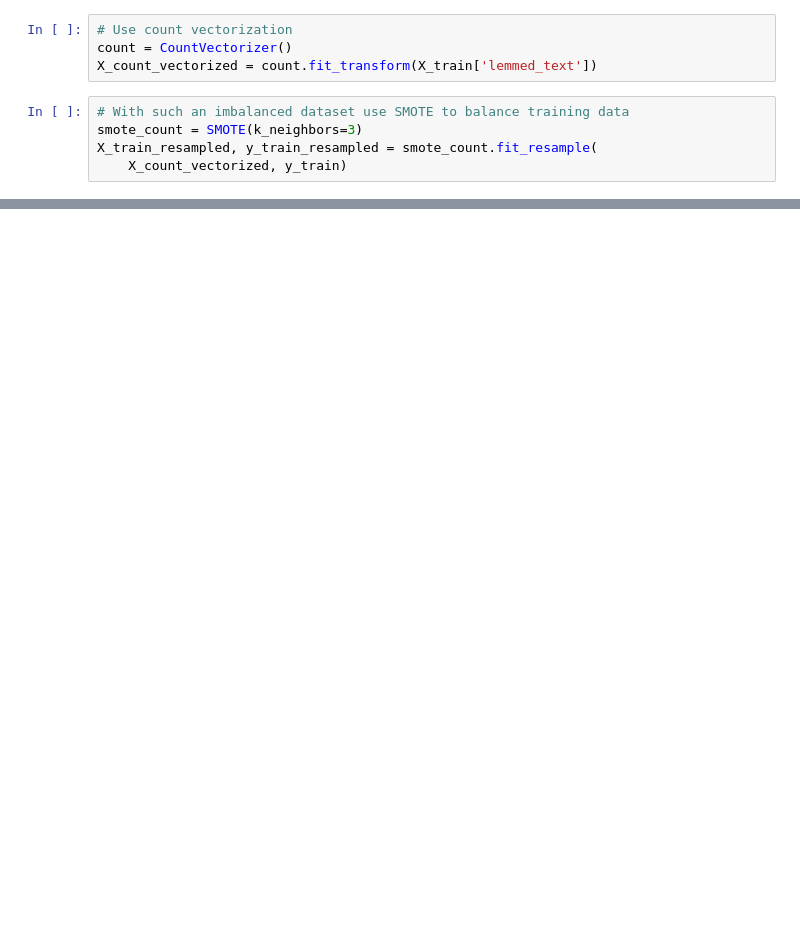
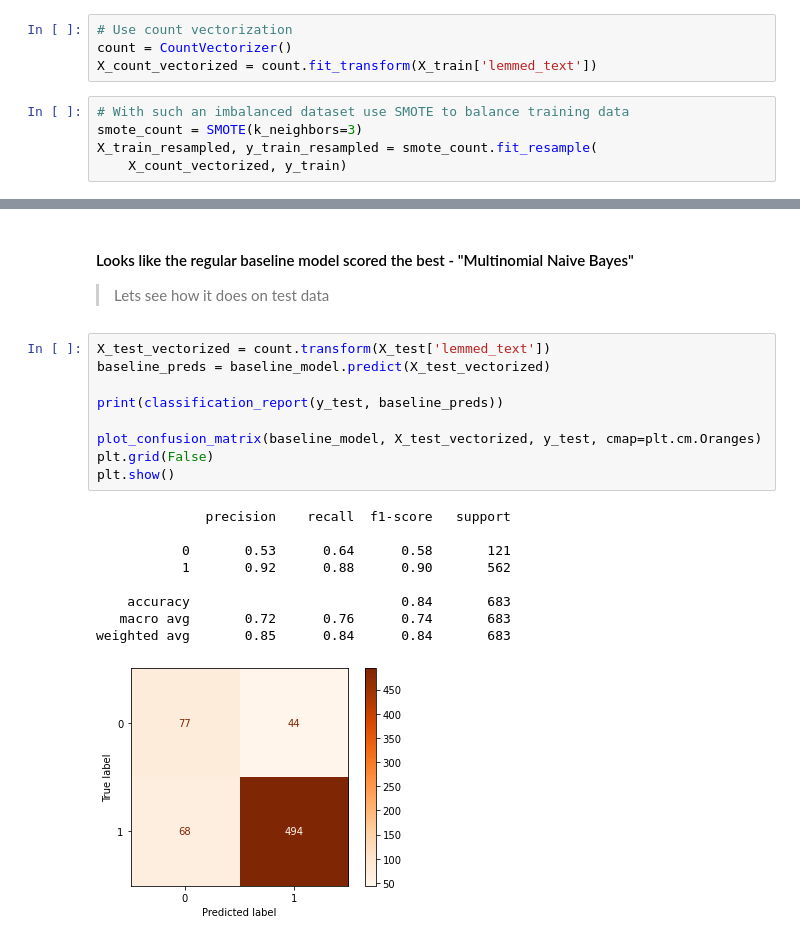
Before and after one commit to patrick-anastasio/NLP-Sentiment-Project, a Jupyter notebook: Final Notebook.ipynb, the cells around one changed output, grey strips where cells are left out. Drawn from its saved outputs; the diff is of its cells as text; blank space fills up the shorter version.

```diff
--- a/Final Notebook.ipynb
+++ b/Final Notebook.ipynb
@@ -353,0 +369,23 @@ Baseline TFIDF   : 0.6858387799564271
+# %% [markdown]
+#### Looks like the regular baseline model scored the best - "Multinomial Naive Bayes"
+
+> Lets see how it does on test data
+# %%
+X_test_vectorized = count.transform(X_test['lemmed_text'])
+baseline_preds = baseline_model.predict(X_test_vectorized)
+
+print(classification_report(y_test, baseline_preds))
+
+plot_confusion_matrix(baseline_model, X_test_vectorized, y_test, cmap=plt.cm.Oranges)
+plt.grid(False)
+plt.show()
+# %% [output]
+              precision    recall  f1-score   support
+
+           0       0.53      0.64      0.58       121
+           1       0.92      0.88      0.90       562
+
+    accuracy                           0.84       683
+   macro avg       0.72      0.76      0.74       683
+weighted avg       0.85      0.84      0.84       683
+[figure, added]
```
Also changed, not shown: parts of 135 cells of this notebook, 1 other file.
